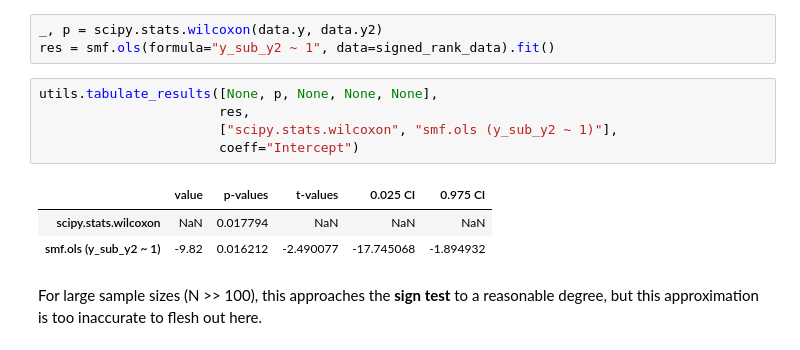
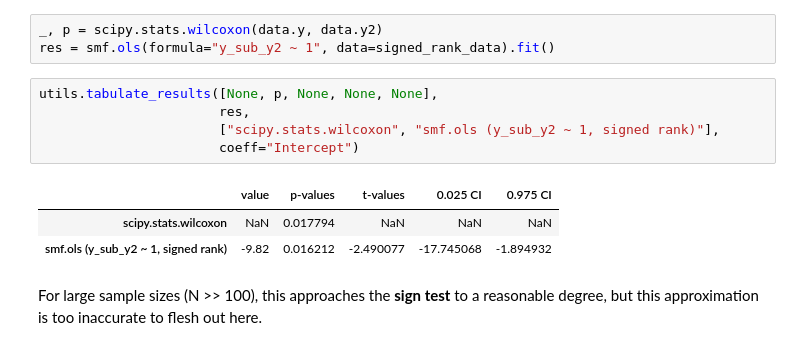
Before and after one commit to eigenfoo/tests-as-linear, a Jupyter notebook: tests-as-linear.ipynb, the cells around one changed output. Saved outputs shown, nothing was run; the diff lists cells and outputs as text.

```diff
--- a/tests-as-linear.ipynb
+++ b/tests-as-linear.ipynb
@@ -261,12 +261,12 @@ res = smf.ols(formula="y_sub_y2 ~ 1", data=signed_rank_data).fit()
 # %%
 utils.tabulate_results([None, p, None, None, None],
                        res,
-                       ["scipy.stats.wilcoxon", "smf.ols (y_sub_y2 ~ 1)"],
+                       ["scipy.stats.wilcoxon", "smf.ols (y_sub_y2 ~ 1, signed rank)"],
                        coeff="Intercept")
 # %% [output]
 |  | value | p-values | t-values | 0.025 CI | 0.975 CI |
 | scipy.stats.wilcoxon | NaN | 0.017794 | NaN | NaN | NaN |
-| smf.ols (y_sub_y2 ~ 1) | -9.82 | 0.016212 | -2.490077 | -17.745068 | -1.894932 |
+| smf.ols (y_sub_y2 ~ 1, signed rank) | -9.82 | 0.016212 | -2.490077 | -17.745068 | -1.894932 |
 # %% [markdown]
 For large sample sizes (N >> 100), this approaches the **sign test** to a reasonable degree, but this approximation is too inaccurate to flesh out here.
 # %% [markdown]
```
Also changed, not shown: parts of 9 cells of this notebook, 1 other file.
